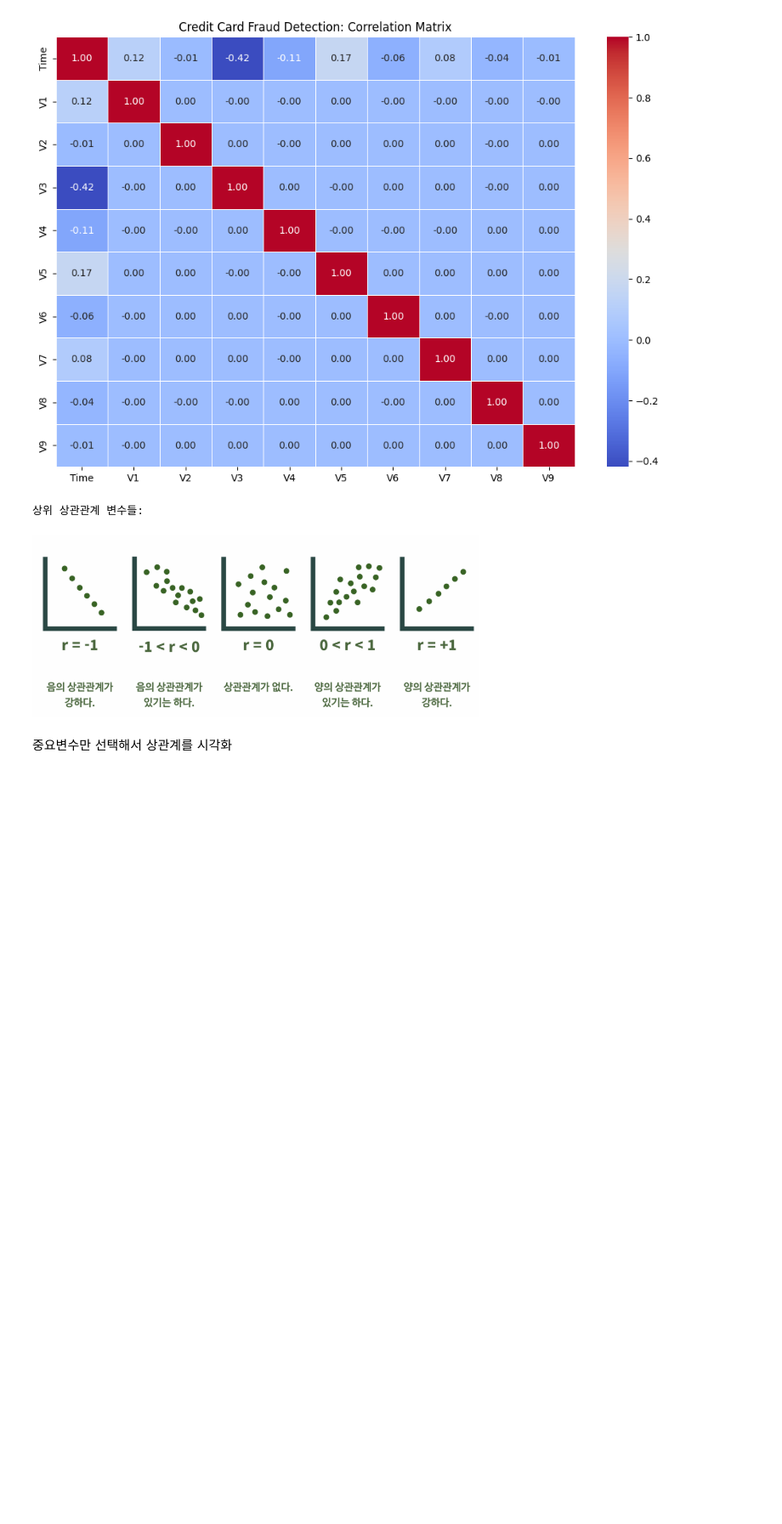
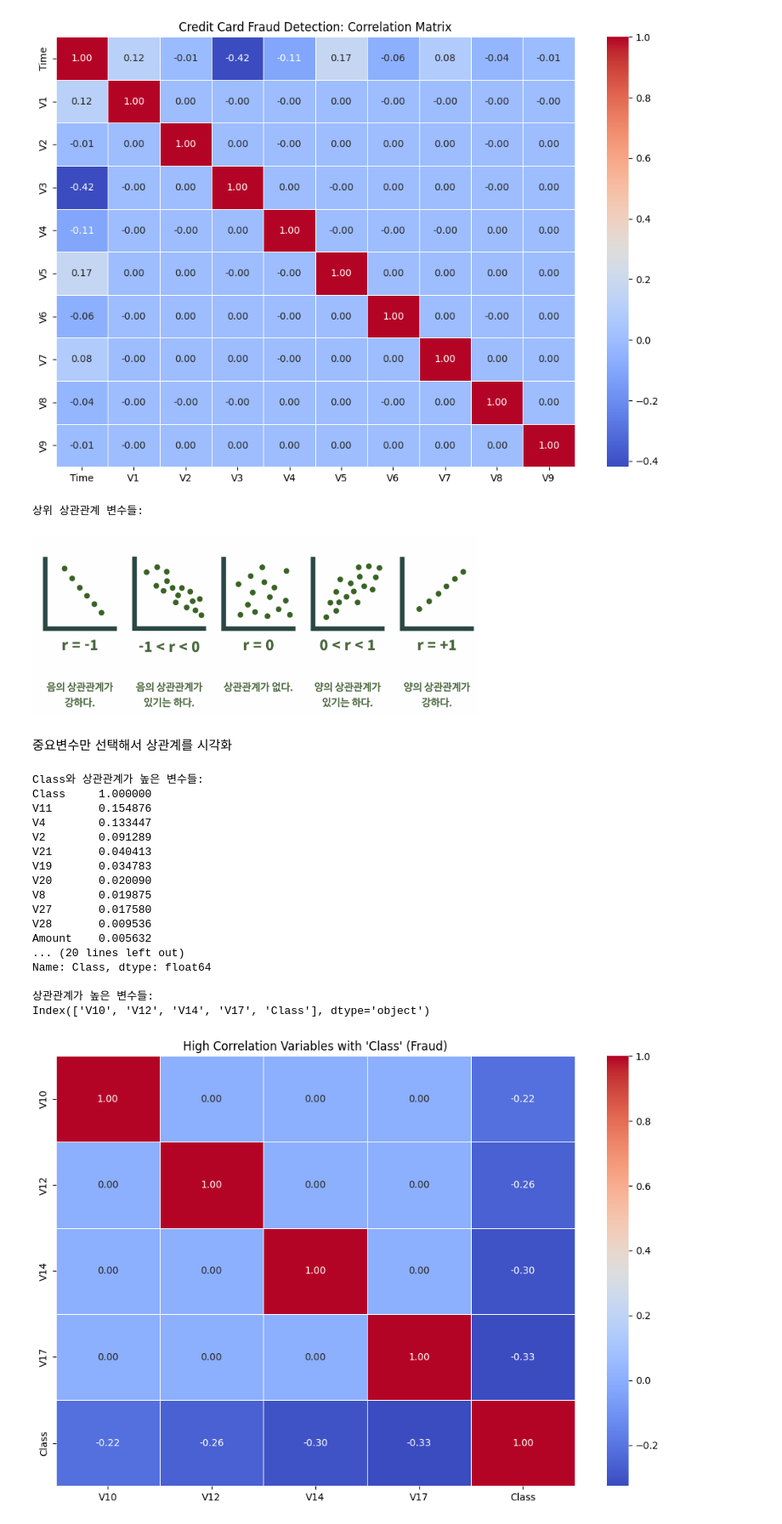
Before and after one commit to leekyuyoung-ai/AI, a Jupyter notebook: 2_1_탐색적_데이터_분석.ipynb, the cells around one changed output. Shown at 85% size. Saved outputs shown, nothing was run; the diff lists cells and outputs as text; code cells hidden in the pictures; blank space fills up the shorter version.

```diff
--- a/2_1_탐색적_데이터_분석.ipynb
+++ b/2_1_탐색적_데이터_분석.ipynb
@@ -344,3 +344,54 @@ None
 ![image.png](embedded-picture-1)
 # %% [markdown]
 중요변수만 선택해서 상관계를 시각화
+# %%
+import kagglehub
+import pandas as pd
+import seaborn as sns
+import matplotlib.pyplot as plt
+
+# Kaggle 데이터셋 다운로드
+path = kagglehub.dataset_download("mlg-ulb/creditcardfraud")
+file_path = f"{path}/creditcard.csv"  # 데이터셋 파일 경로
+# 데이터 로드
+data = pd.read_csv(file_path)
+
+#상관관계 계산
+correlation_matrix = data.corr()
+
+# 'Class' 변수와의 상관관계 출력 (사기 거래와 관련 있는 변수 찾기)
+print("Class와 상관관계가 높은 변수들:")
+print(correlation_matrix["Class"].sort_values(ascending=False))
+
+# 상관관계가 높은 변수들을 추출(상관계수 0.5 이상인 변수)
+threshold = 0.2
+high_correlation_vars = correlation_matrix.columns[abs(correlation_matrix["Class"]) > threshold]
+print("\n상관관계가 높은 변수들:")
+print(high_correlation_vars)
+
+
+# 상관관계 히트맵 시각화
+plt.figure(figsize=(12, 8))
+sns.heatmap(data[high_correlation_vars].corr(),
+            annot=True, cmap="coolwarm", fmt=".2f", linewidths=0.5)
+plt.title("High Correlation Variables with 'Class' (Fraud)")
+plt.show()
+# %% [output]
+Class와 상관관계가 높은 변수들:
+Class     1.000000
+V11       0.154876
+V4        0.133447
+V2        0.091289
+V21       0.040413
+V19       0.034783
+V20       0.020090
+V8        0.019875
+V27       0.017580
+V28       0.009536
+Amount    0.005632
+... (20 lines left out)
+Name: Class, dtype: float64
+
+상관관계가 높은 변수들:
+Index(['V10', 'V12', 'V14', 'V17', 'Class'], dtype='object')
+[figure, added]
```
Also changed, not shown: parts of 4 cells of this notebook.
